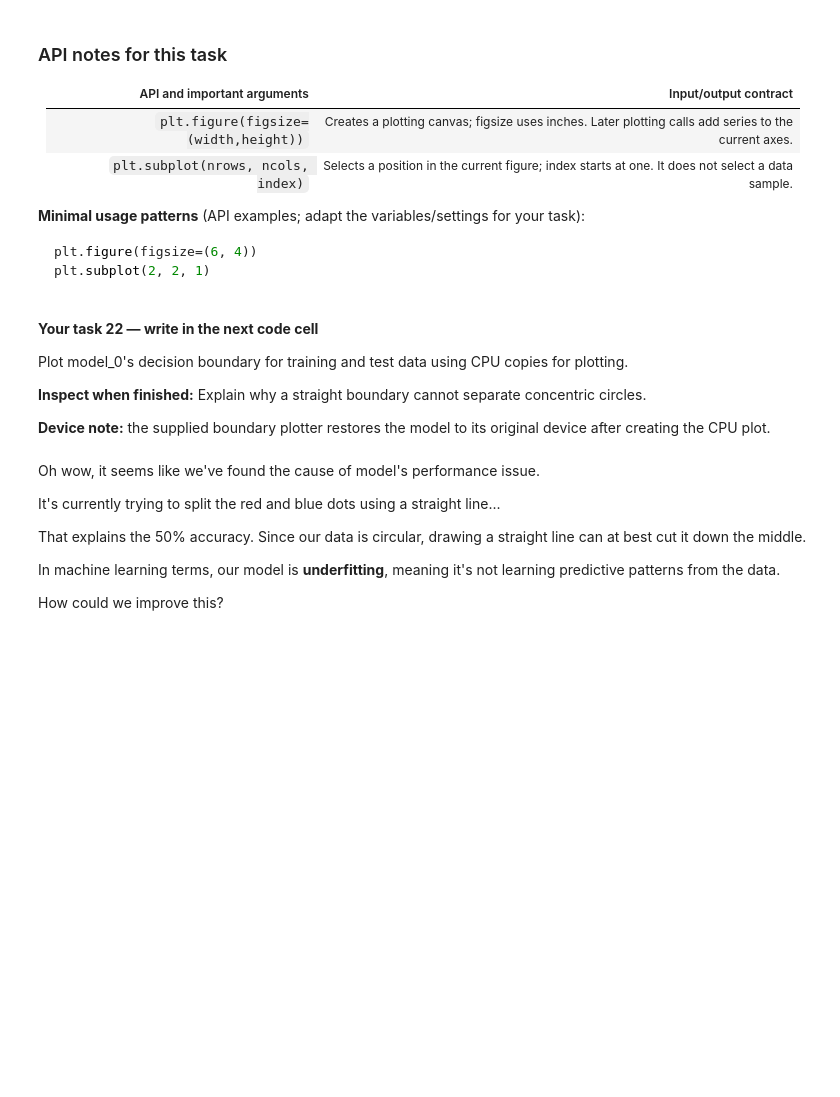
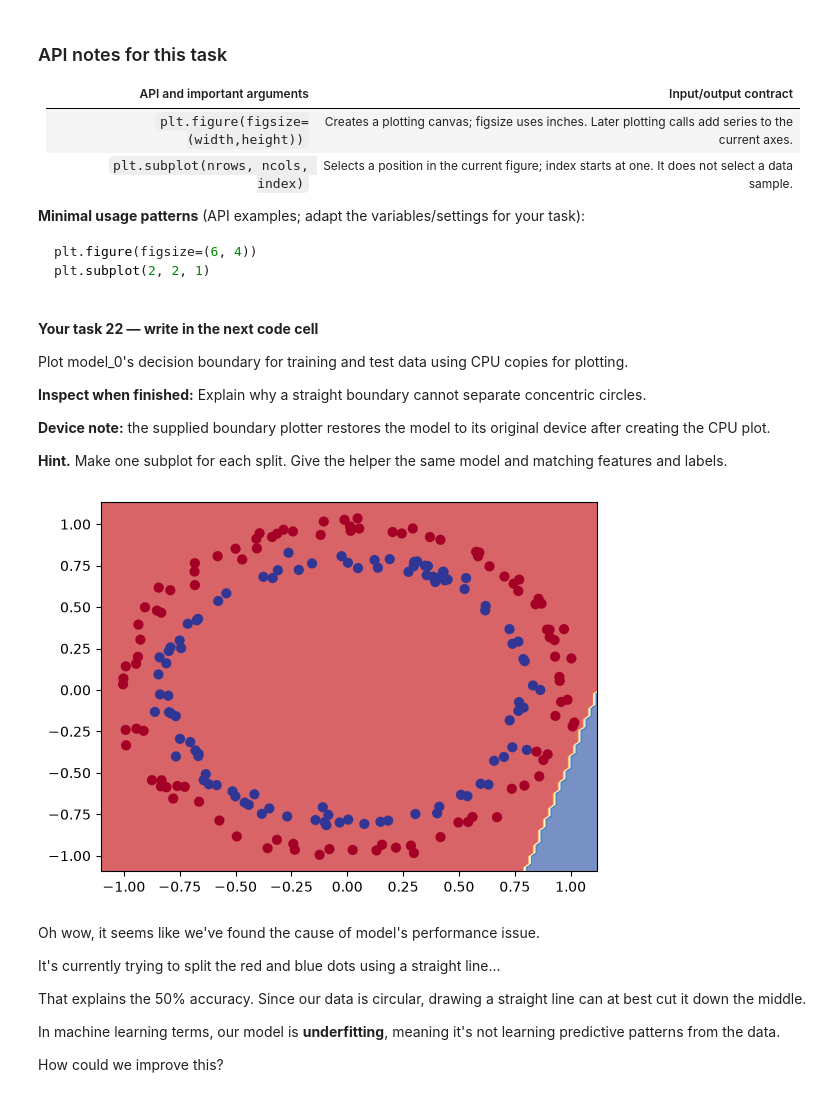
Before and after one commit to GyDeen/PyTorch-DeepLearning, a Jupyter notebook: 02_pytorch_classification.ipynb, the cells around one changed output. Drawn from its saved outputs; the diff is of its cells as text; code cells hidden in the pictures; blank space fills up the shorter version.

```diff
--- a/02_pytorch_classification.ipynb
+++ b/02_pytorch_classification.ipynb
@@ -394,3 +399,8 @@ Use train_test_split with test_size 0.2 and random_state 42 to create the four s
 from sklearn.model_selection import train_test_split
 
 train_x, test_x, train_y, test_y = train_test_split(X, y, test_size=0.2, random_state=42)
+train_x = train_x.to(device)
+train_y = train_y.to(device)
+test_x = test_x.to(device)
+test_y = test_y.to(device)
+train_x.device
@@ -952,6 +1026,12 @@ Plot model_0's decision boundary for training and test data using CPU copies for
 **Inspect when finished:** Explain why a straight boundary cannot separate concentric circles.
 
 **Device note:** the supplied boundary plotter restores the model to its original device after creating the CPU plot.
+
+**Hint.** Make one subplot for each split. Give the helper the same model and matching features and labels.
+# %%
+plot_decision_boundary(model0, test_x, test_y)
+# %% [output]
+[figure, added]
 # %% [markdown]
 Oh wow, it seems like we've found the cause of model's performance issue.
 
```
Also changed, not shown: parts of 72 cells of this notebook, 1 other file.
